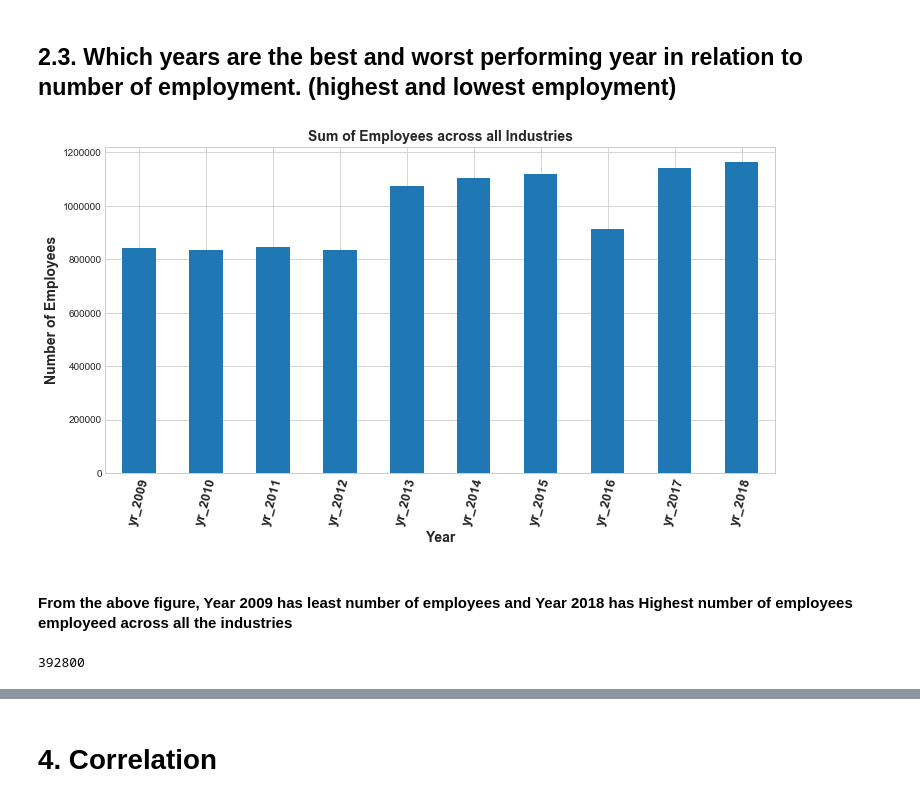
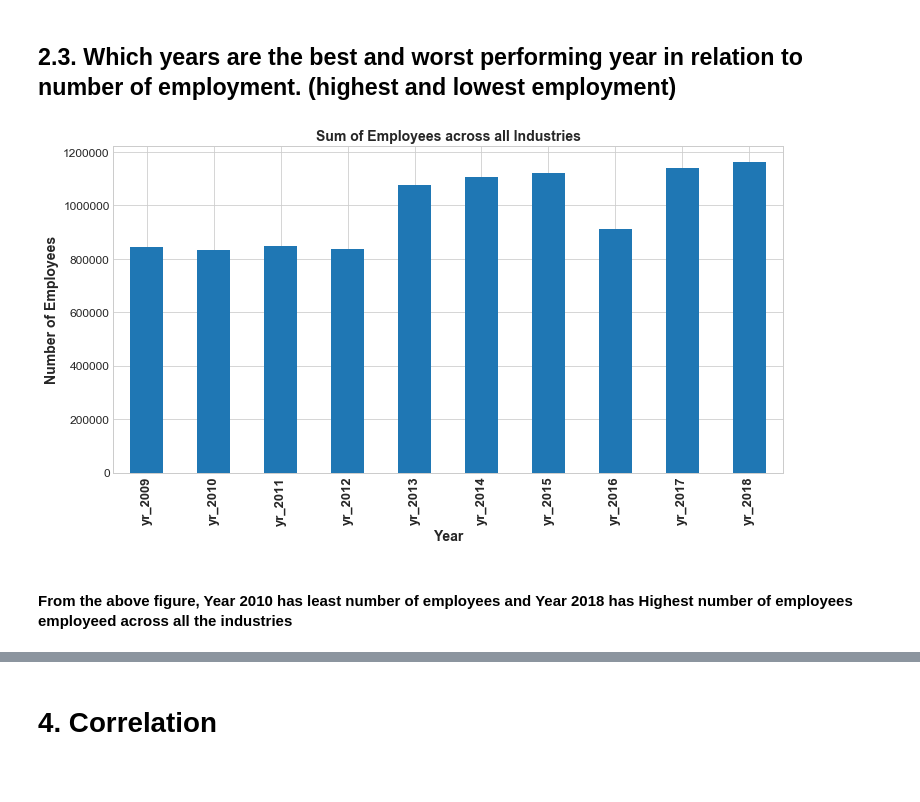
Before and after one commit to sriharsha-ramaraju/WelshEmploymentStats, a Jupyter notebook: WelshStats.ipynb, the cells around one changed output, grey strips where cells are left out. Cells and saved outputs as stored; diff of their text form; code cells hidden in the pictures; blank space fills up the shorter version.

```diff
--- a/WelshStats.ipynb
+++ b/WelshStats.ipynb
@@ -86,7 +86,6 @@ plt.show()
 for fea in df.columns:
     plt.figure(figsize=(12,6))
     df[fea].plot(kind='box')
-    plt.ylabel('Employment in different industries')
-    plt.xlabel('')
+    plt.ylabel('Employment in different industries',fontsize=14)
     plt.show()
 # %% [output]
@@ -182,15 +181,12 @@ plt.show()
 # %%
 dfCopy.sum().plot(kind='bar',figsize=(12,6))
 plt.xlabel('Year',fontsize=14,fontweight='bold')
 plt.ylabel('Number of Employees',fontsize=14,fontweight='bold')
 plt.title('Sum of Employees across all Industries',fontsize=14,fontweight='bold')
-plt.xticks(fontsize=13,fontweight='bold',rotation=75)
+plt.xticks(fontsize=13,fontweight='bold')
+plt.yticks(fontsize=12)
 plt.show()
 # %% [output]
-[figure, old version]
+[figure, new version]
 # %% [markdown]
-#### From the above figure, Year 2009 has least number of employees and Year 2018 has Highest number of employees employeed across all the industries
+#### From the above figure, Year 2010 has least number of employees and Year 2018 has Highest number of employees employeed across all the industries
-# %%
-dfCopy.loc['Agriculture',:].sum()
-# %% [output]
-392800
```
Also changed, not shown: parts of 24 cells of this notebook.
